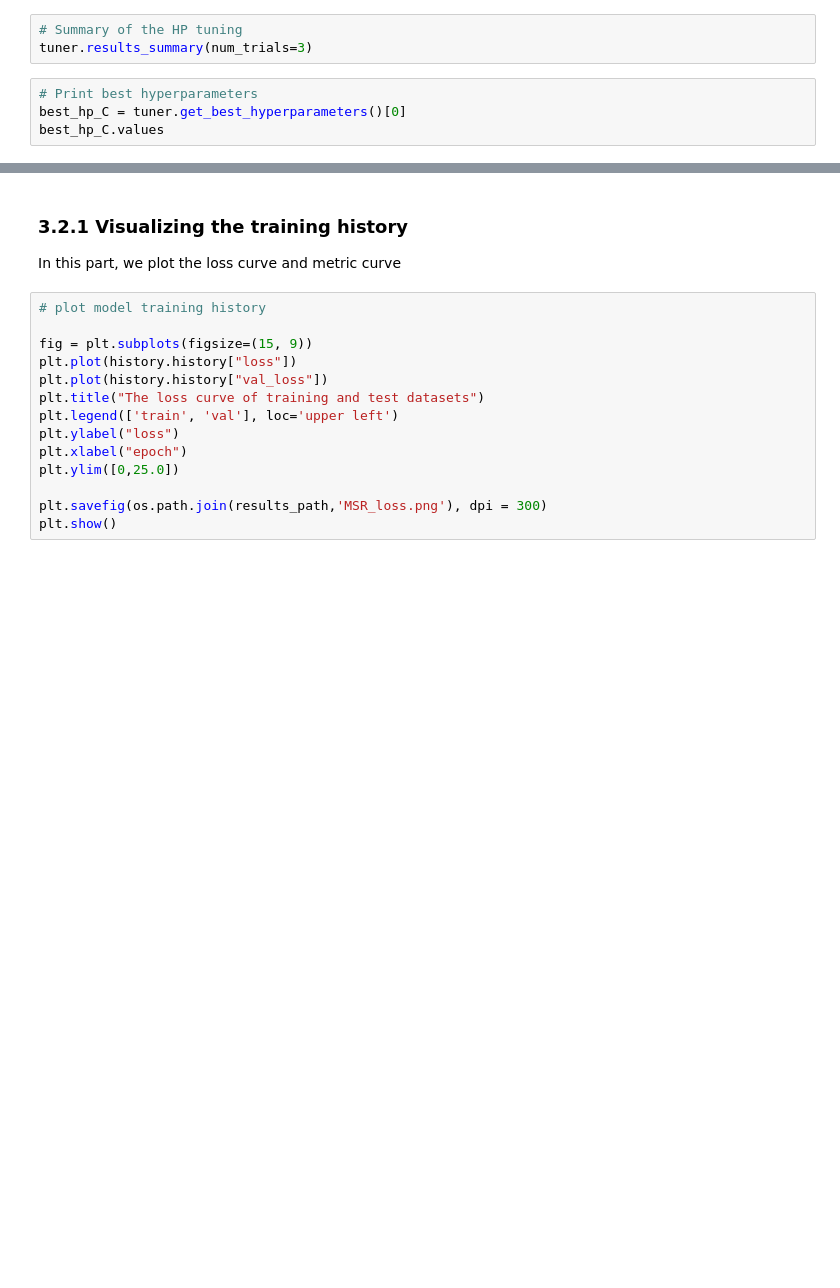
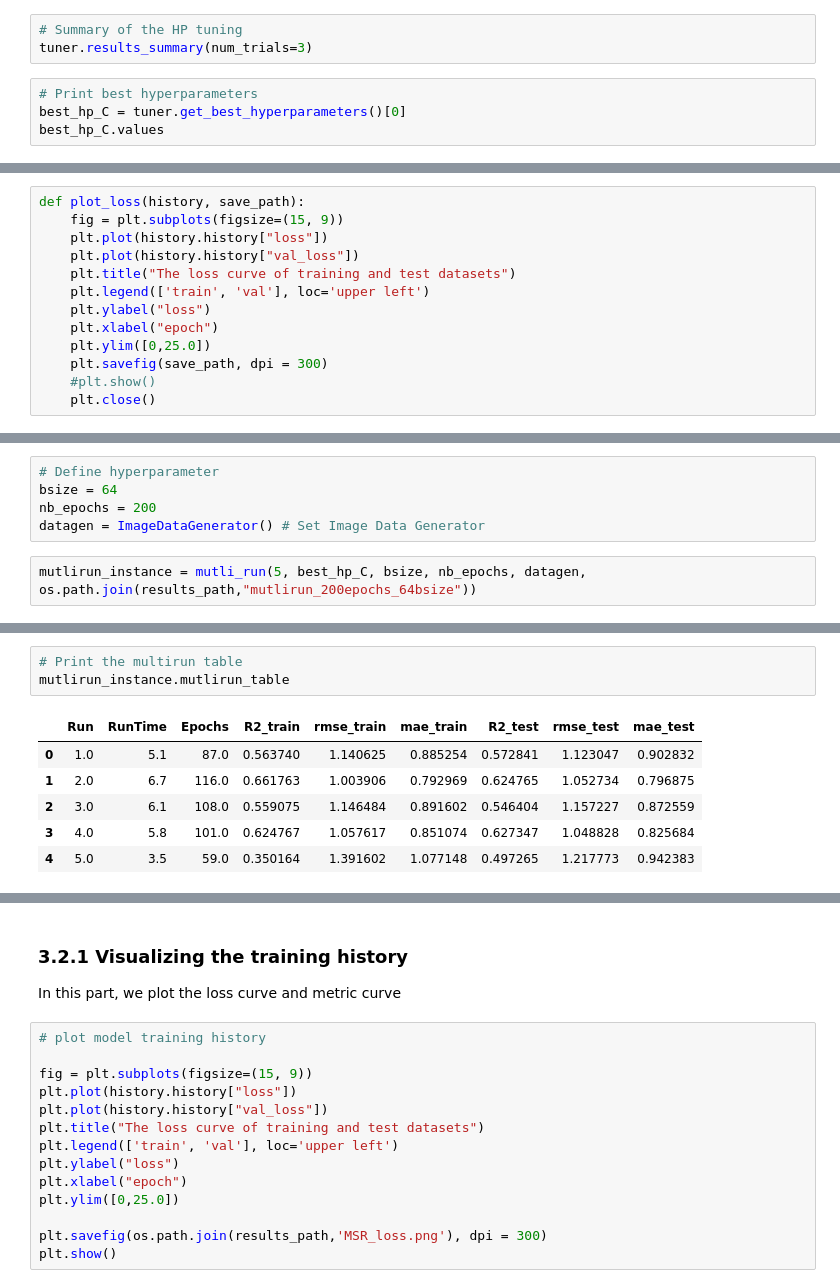
Before and after one commit to tgrippa/Partimap, a Jupyter notebook: Notebooks/CNN_model_hpTune.ipynb, the cells around one changed output, grey strips where cells are left out. Cells and saved outputs as stored; diff of their text form; blank space fills up the shorter version.

```diff
--- a/Notebooks/CNN_model_hpTune.ipynb
+++ b/Notebooks/CNN_model_hpTune.ipynb
@@ -906,0 +932,13 @@ best_model.summary()
+# %%
+def plot_loss(history, save_path):
+    fig = plt.subplots(figsize=(15, 9))
+    plt.plot(history.history["loss"])
+    plt.plot(history.history["val_loss"])
+    plt.title("The loss curve of training and test datasets")
+    plt.legend(['train', 'val'], loc='upper left')
+    plt.ylabel("loss")
+    plt.xlabel("epoch")
+    plt.ylim([0,25.0])
+    plt.savefig(save_path, dpi = 300)
+    #plt.show()
+    plt.close()
@@ -906,0 +1049,7 @@ best_model.summary()
+# %%
+# Define hyperparameter
+bsize = 64
+nb_epochs = 200
+datagen = ImageDataGenerator() # Set Image Data Generator
+# %%
+mutlirun_instance = mutli_run(5, best_hp_C, bsize, nb_epochs, datagen, os.path.join(results_path,"mutlirun_200epochs_64bsize"))
@@ -906,0 +1076,10 @@ best_model.summary()
+# %%
+# Print the multirun table
+mutlirun_instance.mutlirun_table
+# %% [output]
+|  | Run | RunTime | Epochs | R2_train | rmse_train | mae_train | R2_test | rmse_test | mae_test |
+| 0 | 1.0 | 5.1 | 87.0 | 0.563740 | 1.140625 | 0.885254 | 0.572841 | 1.123047 | 0.902832 |
+| 1 | 2.0 | 6.7 | 116.0 | 0.661763 | 1.003906 | 0.792969 | 0.624765 | 1.052734 | 0.796875 |
+| 2 | 3.0 | 6.1 | 108.0 | 0.559075 | 1.146484 | 0.891602 | 0.546404 | 1.157227 | 0.872559 |
+| 3 | 4.0 | 5.8 | 101.0 | 0.624767 | 1.057617 | 0.851074 | 0.627347 | 1.048828 | 0.825684 |
+| 4 | 5.0 | 3.5 | 59.0 | 0.350164 | 1.391602 | 1.077148 | 0.497265 | 1.217773 | 0.942383 |
```
Also changed, not shown: parts of 47 cells of this notebook.
